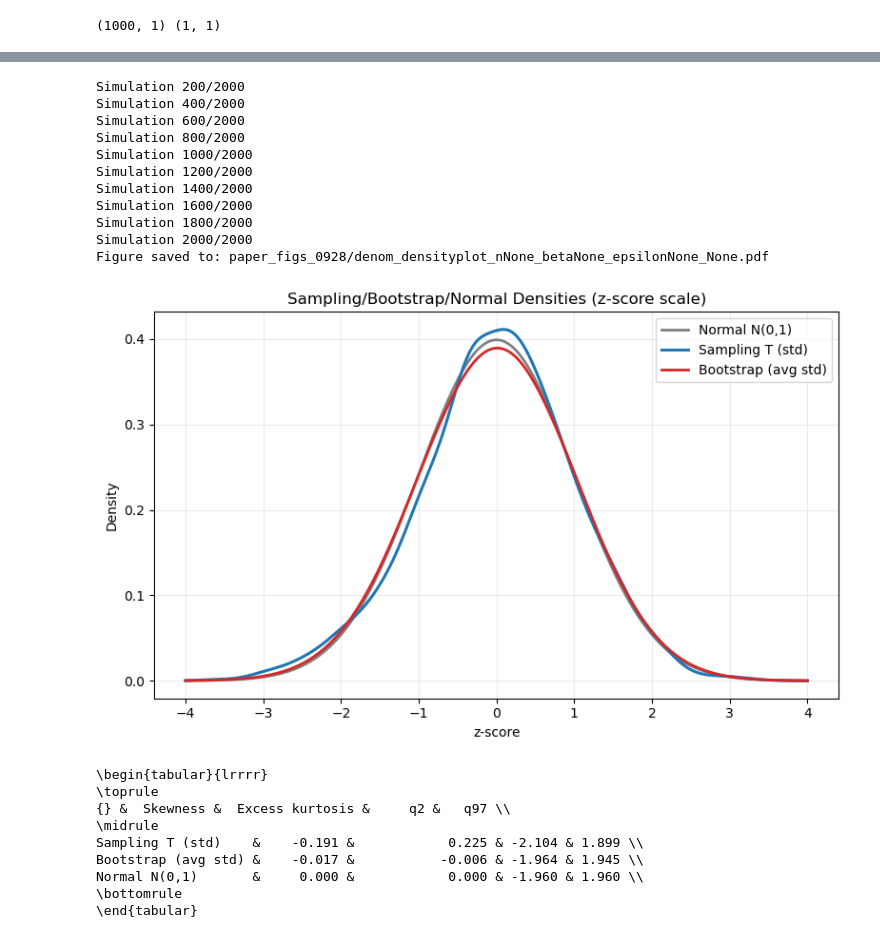
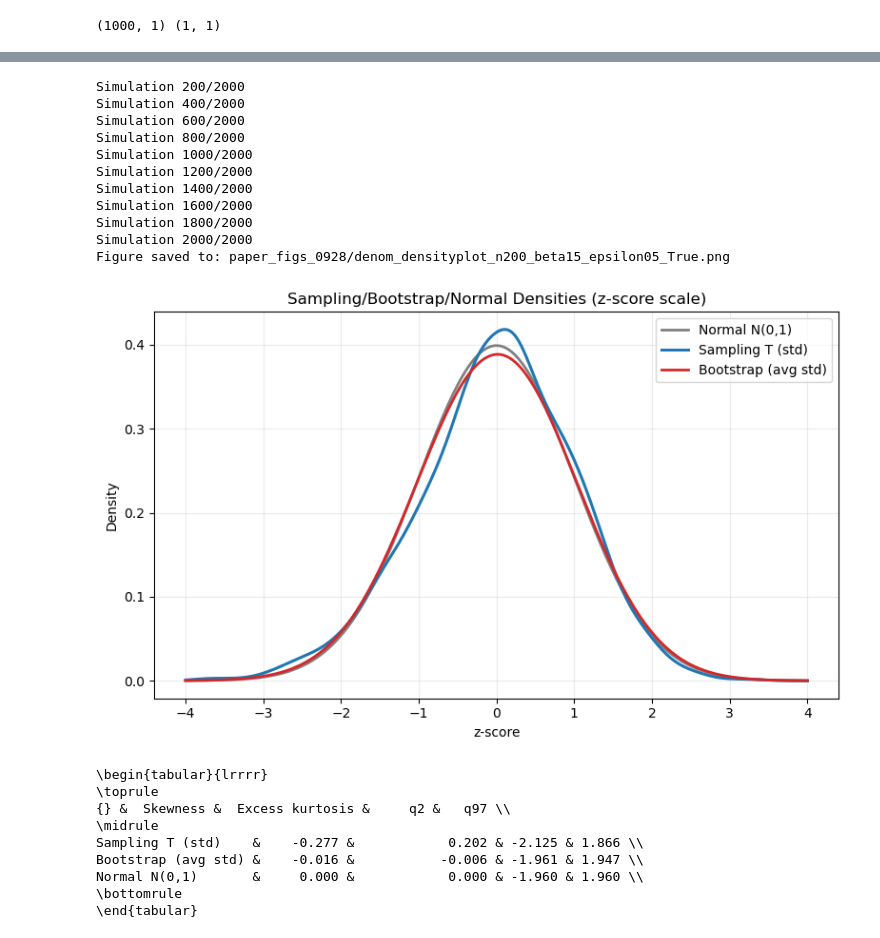
Before and after one commit to ericschulman/testing, a Jupyter notebook: revision_2025/refinement_denom_ex.ipynb, the cells around one changed output, grey strips where cells are left out. Saved outputs shown, nothing was run; the diff lists cells and outputs as text; code cells hidden in the pictures.

Commit message:
more results

```diff
--- a/revision_2025/refinement_denom_ex.ipynb
+++ b/revision_2025/refinement_denom_ex.ipynb
@@ -157,7 +157,7 @@ def plot_zscore_densities(results, title="Densities on z-score scale",
     plt.legend()
     plt.grid(True, alpha=0.25)
     plt.tight_layout()
-    fname = f"paper_figs_0928/denom_densityplot_n{nobs}_beta{beta}_epsilon{str(epsilon).replace('.','')}_{data_tuned_epsilon}.pdf"
+    fname = f"paper_figs_0928/denom_densityplot_n{nobs}_beta{str(beta).replace('.','')}_epsilon{str(epsilon).replace('.','')}_{data_tuned_epsilon}.png"
     plt.savefig(fname)
     print(f"Figure saved to: {fname}")
     plt.show()
@@ -253,41 +254,42 @@ Normal N(0,1)       &     0.000 &            0.000 & -1.960 & 1.960 \\
 # %%
 #########
 # Example usage:
 
 beta = 1.5
 nobs = 200
 data_tuned_epsilon = True
 
 setup_shi_ex = lambda yn,xn: setup_shi(yn,xn)
 gen_data_ex = lambda : gen_data(nobs=nobs, beta=beta)
 
 
 results = density_and_summary(
     setup_shi_ex,gen_data_ex,
     num_sims=num_sims, trials=trials,kde=kde,
     epsilon=epsilon, seed=2024, data_tuned_epsilon= data_tuned_epsilon)
 
-plot_zscore_densities(results, title="Sampling/Bootstrap/Normal Densities (z-score scale)")
+plot_zscore_densities(results,nobs=nobs, beta=beta, epsilon=epsilon, data_tuned_epsilon= data_tuned_epsilon,
+                      title="Sampling/Bootstrap/Normal Densities (z-score scale)")
 print_latex_summary(results)
 # %% [output]
 Simulation 200/2000
 Simulation 400/2000
 Simulation 600/2000
 Simulation 800/2000
 Simulation 1000/2000
 Simulation 1200/2000
 Simulation 1400/2000
 Simulation 1600/2000
 Simulation 1800/2000
 Simulation 2000/2000
-Figure saved to: paper_figs_0928/denom_densityplot_nNone_betaNone_epsilonNone_None.pdf
+Figure saved to: paper_figs_0928/denom_densityplot_n200_beta15_epsilon05_True.png
-[figure, old version]
+[figure, new version]
 \begin{tabular}{lrrrr}
 \toprule
 {} &  Skewness &  Excess kurtosis &     q2 &   q97 \\
 \midrule
-Sampling T (std)    &    -0.191 &            0.225 & -2.104 & 1.899 \\
-Bootstrap (avg std) &    -0.017 &           -0.006 & -1.964 & 1.945 \\
+Sampling T (std)    &    -0.277 &            0.202 & -2.125 & 1.866 \\
+Bootstrap (avg std) &    -0.016 &           -0.006 & -1.961 & 1.947 \\
 Normal N(0,1)       &     0.000 &            0.000 & -1.960 & 1.960 \\
 \bottomrule
 \end{tabular}
```
Also changed, not shown: parts of 2 cells of this notebook, 1 other file.
